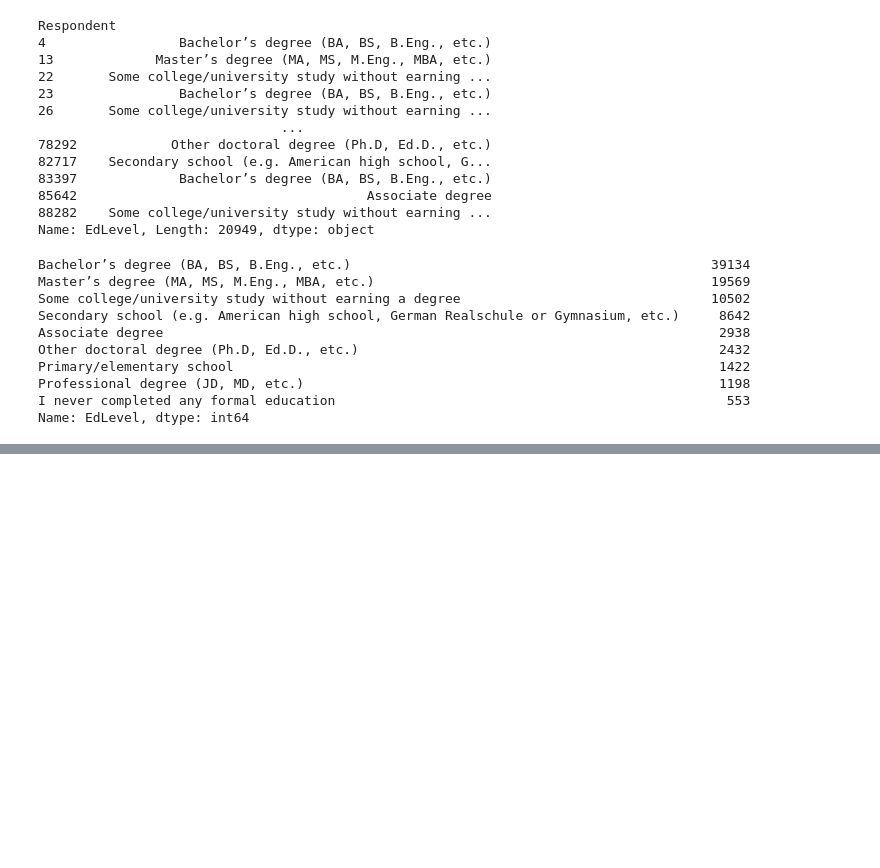
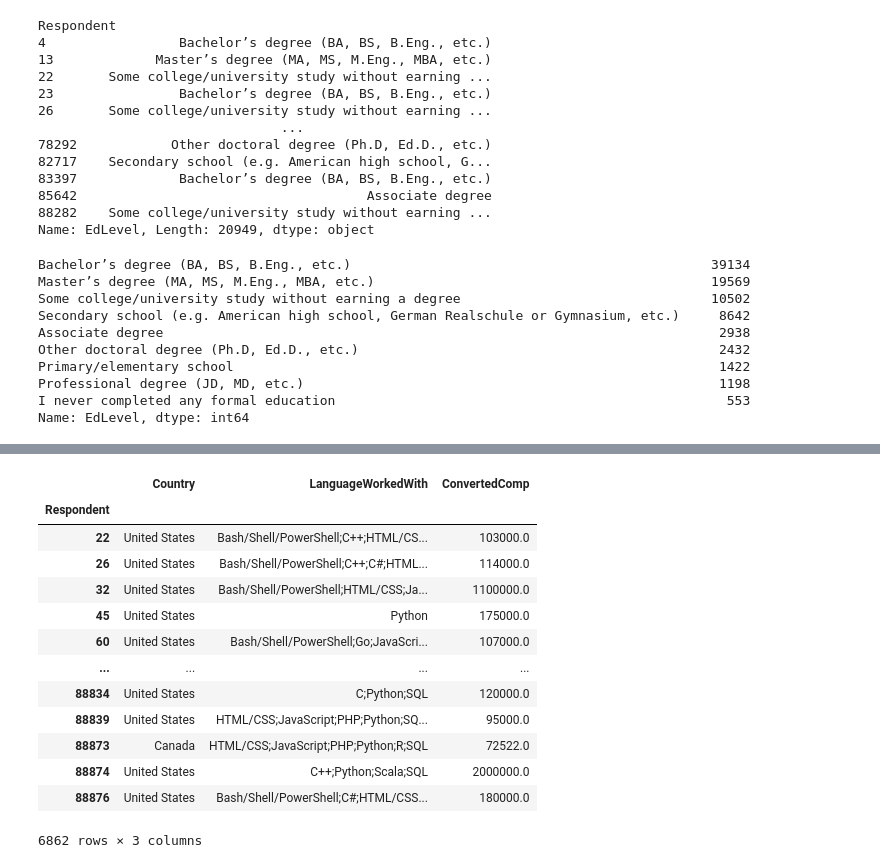
Before and after one commit to JosephZYU/Python-5-pandas, a Jupyter notebook: 04.Filtering - Using Conditionals to Filter Rows and Columns.ipynb, the cells around one changed output, grey strips where cells are left out. Saved outputs shown, nothing was run; the diff lists cells and outputs as text; code cells hidden in the pictures; blank space fills up the shorter version.

```diff
--- a/04.Filtering - Using Conditionals to Filter Rows and Columns.ipynb
+++ b/04.Filtering - Using Conditionals to Filter Rows and Columns.ipynb
@@ -108,2 +102,4 @@ Name: ConvertedComp, Length: 9162, dtype: int64
 # %%
 high_salary = (df['ConvertedComp'] > 70_000)
+
+survey_countries = ['United States', 'United Kingdom', 'German', 'Canada']
@@ -126,0 +106,26 @@ df[high_salary]
+# %%
+# Check if string contains the keyword 'Python'
+# 🧠 df[].str.contains('key') ⭐️
+
+lang_python = df['LanguageWorkedWith'].str.contains('Python', na=False)  # ⭐️ Specify NaN as False!
+# %%
+row_filter = (df['Country'].isin(survey_countries)) & high_salary & lang_python
+
+col_filter = ['Country', 'LanguageWorkedWith', 'ConvertedComp']
+# %%
+df.loc[row_filter, col_filter]
+# %% [output]
+|  | Country | LanguageWorkedWith | ConvertedComp |
+| Respondent |  |  |  |
+| 22 | United States | Bash/Shell/PowerShell;C++;HTML/CS... | 103000.0 |
+| 26 | United States | Bash/Shell/PowerShell;C++;C#;HTML... | 114000.0 |
+| 32 | United States | Bash/Shell/PowerShell;HTML/CSS;Ja... | 1100000.0 |
+| 45 | United States | Python | 175000.0 |
+| 60 | United States | Bash/Shell/PowerShell;Go;JavaScri... | 107000.0 |
+| ... | ... | ... | ... |
+| 88834 | United States | C;Python;SQL | 120000.0 |
+| 88839 | United States | HTML/CSS;JavaScript;PHP;Python;SQ... | 95000.0 |
+| 88873 | Canada | HTML/CSS;JavaScript;PHP;Python;R;SQL | 72522.0 |
+| 88874 | United States | C++;Python;Scala;SQL | 2000000.0 |
+| 88876 | United States | Bash/Shell/PowerShell;C#;HTML/CSS... | 180000.0 |
+6862 rows × 3 columns
```
Also changed, not shown: parts of 10 cells of this notebook, 1 other file.
